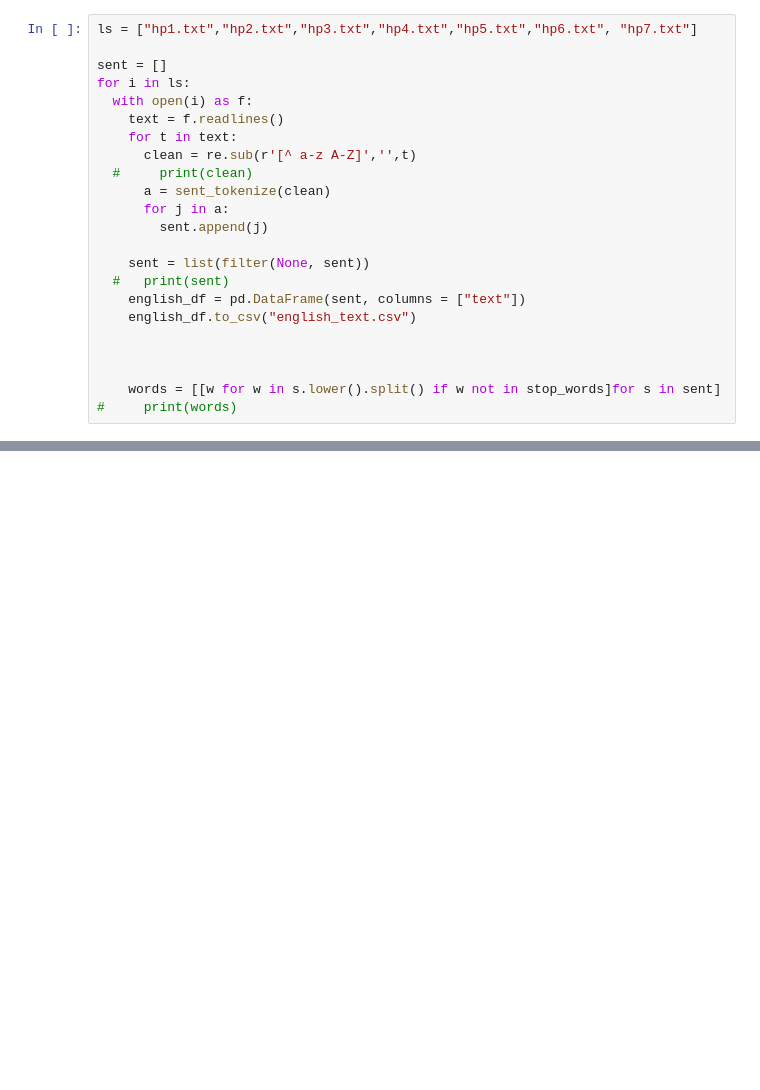
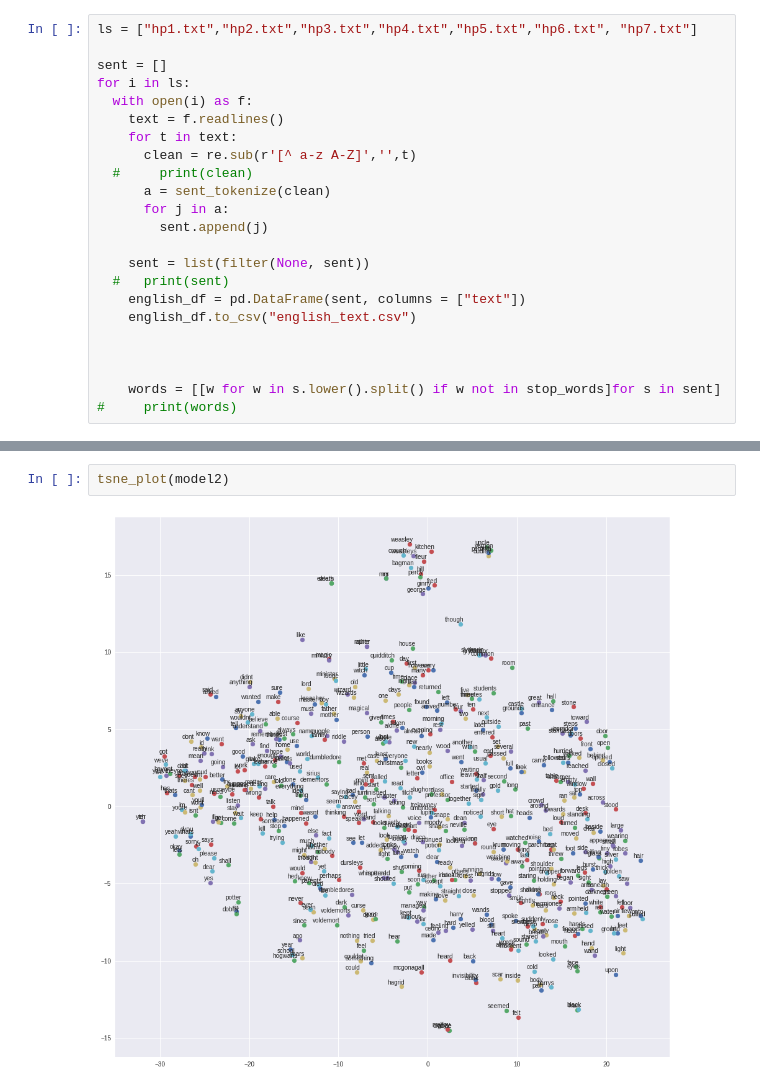
Before and after one commit to Dark-Sied/Word_embeddings_experiments, a Jupyter notebook: harry_potter_embeddings.ipynb, the cells around one changed output, grey strips where cells are left out. Saved outputs shown, nothing was run; the diff lists cells and outputs as text; blank space fills up the shorter version.

```diff
--- a/harry_potter_embeddings.ipynb
+++ b/harry_potter_embeddings.ipynb
@@ -105,0 +149,4 @@ model.save("harry.w2v")
+# %%
+tsne_plot(model2)
+# %% [output]
+[figure, added]
```
Also changed, not shown: parts of 14 cells of this notebook.
